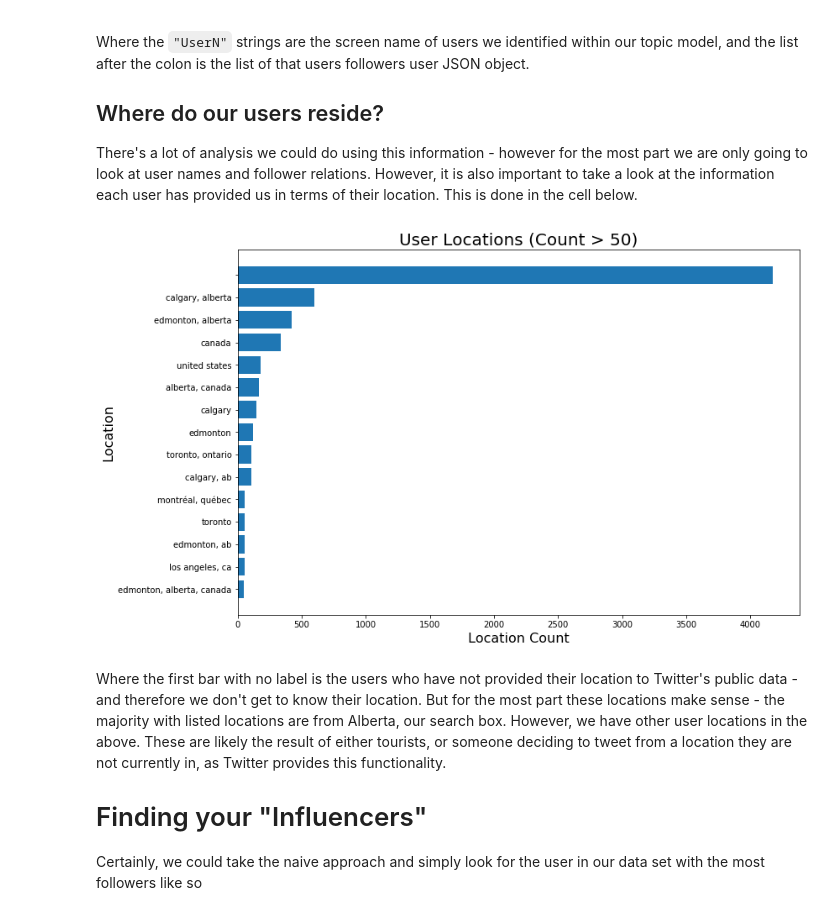
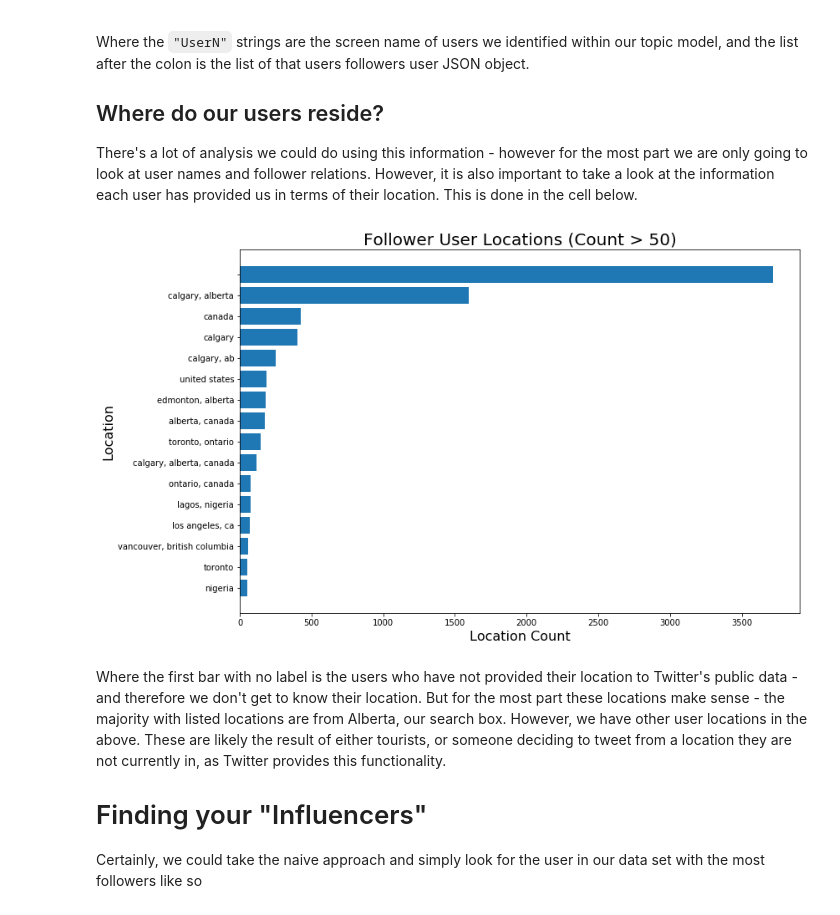
Before and after one commit to cybera/data-science-for-entrepreneurs-workshops, a Jupyter notebook: GraphAnalysis.ipynb, the cells around one changed output. Saved outputs shown, nothing was run; the diff lists cells and outputs as text; code cells hidden in the pictures.

```diff
--- a/GraphAnalysis.ipynb
+++ b/GraphAnalysis.ipynb
@@ -44,7 +47,7 @@ In the previous notebook, we identified users which were tweeting in specific to
 
 Our first step is to download the user information that we gathered using [this twitter bot](UserInfoGather.ipynb), which is stored as a JSON (JavaScript Object Notation) object. Let's download it and look at the data that we have available on each Twitter user. In this case, we've downloaded up to 250 followers of each user which had a tweet appear in a given topic more than once. In this way, we can see up two degrees of separation between each of our "influencers" as identified by our topic model. However, we note again that by only gathering up to 250 of each users followers we're presented with a significantly limited data set.
 # %%
-with open('topic_users.json') as json_data:
+with open('topic_users_food.json') as json_data:
     followers_dict = json.load(json_data)
 
 key = list(followers_dict.keys())[0]
@@ -92,27 +95,27 @@ There's a lot of analysis we could do using this information - however for the m
 # %%
 locs = []
 
 for users in followers_dict.keys():
     for follower in followers_dict[users]:
         locs.append(follower['location'].lower())
 
 locations_counted = Counter(locs).most_common()
 
 y = []
 x = []
 for i in range(len(locations_counted)):
     if locations_counted[i][1] > 50:
         x.append(locations_counted[i][0])
         y.append(locations_counted[i][1])
 
 plt.figure(figsize=(12,8))
 plt.barh(x[::-1],y[::-1])
 plt.xlabel("Location Count", size = 16)
 plt.ylabel("Location", size = 16)
-plt.title("User Locations (Count > 50)",size = 20)
+plt.title("Follower User Locations (Count > 50)",size = 20)
 plt.show()
 # %% [output]
-[figure, old version]
+[figure, new version]
 # %% [markdown]
 Where the first bar with no label is the users who have not provided their location to Twitter's public data - and therefore we don't get to know their location. But for the most part these locations make sense - the majority with listed locations are from Alberta, our search box. However, we have other user locations in the above. These are likely the result of either tourists, or someone deciding to tweet from a location they are not currently in, as Twitter provides this functionality.
 
```
Also changed, not shown: parts of 45 cells of this notebook.
